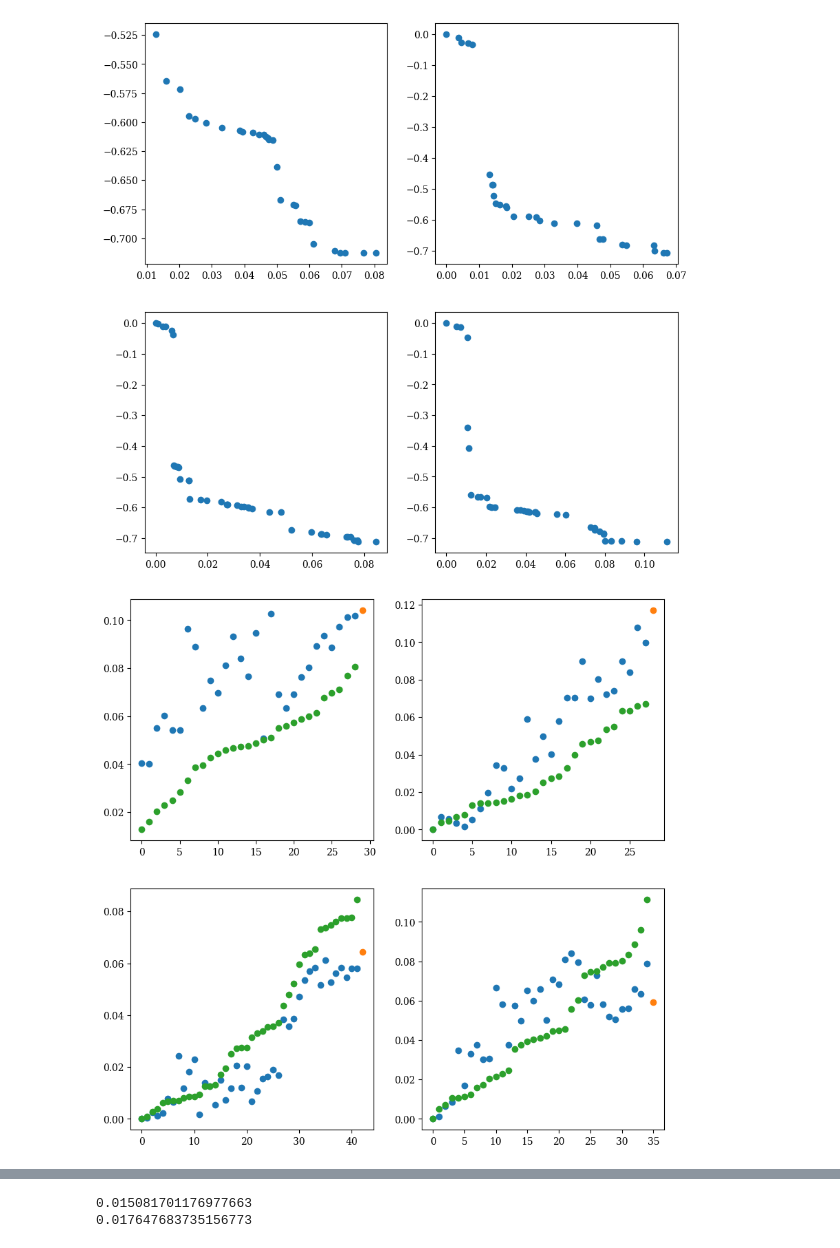
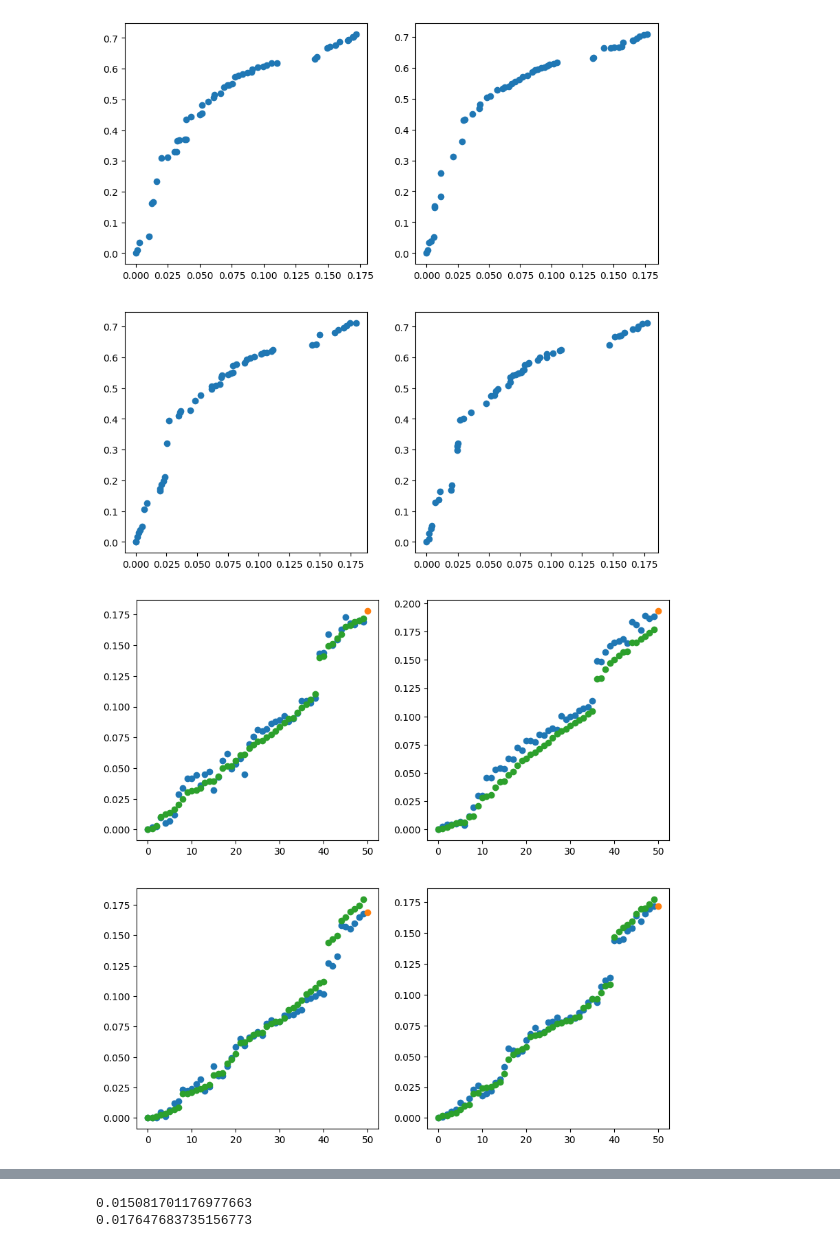
Before and after one commit to AzucenaMV/fairness, a Jupyter notebook: src/notebooks/results_fs.ipynb, the cells around one changed output, grey strips where cells are left out. Drawn from its saved outputs; the diff is of its cells as text; code cells hidden in the pictures.

Commit message:
Adding last results

```diff
--- a/src/notebooks/results_fs.ipynb
+++ b/src/notebooks/results_fs.ipynb
@@ -76,17 +80,17 @@ pipeline = Pipeline(
     ]
 )
 # %%
-file_name = 'results_01.pkl'
-with open(file_name, 'rb') as in_strm:
-       results_01 = dill.load(in_strm)
+# file_name = 'results_01.pkl'
+# with open(file_name, 'rb') as in_strm:
+#        results_01 = dill.load(in_strm)
 
-file_name = 'results_2.pkl'
-with open(file_name, 'rb') as in_strm:
-    results_2 = dill.load(in_strm)
+# file_name = 'results_2.pkl'
+# with open(file_name, 'rb') as in_strm:
+#     results_2 = dill.load(in_strm)
 
-file_name = 'results_3.pkl'
-with open(file_name, 'rb') as in_strm:
-    results_3 = dill.load(in_strm)
+# file_name = 'results_3.pkl'
+# with open(file_name, 'rb') as in_strm:
+#     results_3 = dill.load(in_strm)
 
-results = results_01 + results_2 + results_3
+# results = results_01 + results_2 + results_3
 # %%
@@ -102,3 +106,13 @@ results = results_01 + results_2
+# %%
+file_name = 'results_disparity_01.pkl'
+with open(file_name, 'rb') as in_strm:
+     results_01 = dill.load(in_strm)
+
+file_name = 'results_disparity_23.pkl'
+with open(file_name, 'rb') as in_strm:
+    results_2 = dill.load(in_strm)
+
+results = results_01 + results_2
 # %%
 #n = 3
 #n_evals = np.array([e.evaluator.n_eval for e in results[n].history])
@@ -158,7 +172,7 @@ for sim_n,res in enumerate(results):
         pipeline.fit(X_train, y_train)
 
         y_pred = pipeline.predict(X_test)
-        fair_value.append(np.abs(equalized_odds_difference(y_test, y_pred, sensitive_features=A_test)))
+        fair_value.append(np.abs(demographic_parity_difference(y_test, y_pred, sensitive_features=A_test)))
         model_value.append(f1_score(y_test, y_pred))
 
     fair_sim.append(fair_value)
@@ -177,5 +191,5 @@ for sim_n,res in enumerate(results):
     pipeline.steps.insert(0,('preprocessor',preprocessor))
     pipeline.fit(X_train, y_train)
     y_pred = pipeline.predict(X_test)
-    fair_sim_u.append((np.abs(equalized_odds_difference(y_test, y_pred, sensitive_features=A_test))))
+    fair_sim_u.append((np.abs(demographic_parity_difference(y_test, y_pred, sensitive_features=A_test))))
     model_sim_u.append(f1_score(y_test, y_pred))
@@ -191,13 +205,13 @@ for i,ax in zip(range(len(fair_sim)),axes.ravel()):
 # %%
 arows = 2
 cols = 2
 fig, axes = plt.subplots(rows, cols, figsize=(10,10))
 for i,ax in zip(range(len(fair_sim)),axes.ravel()):
     order = results[i].F[:,0].argsort()
-    ax.scatter(results[i].F[order,0],results[i].F[order,1])
+    ax.scatter(results[i].F[order,0],np.abs(results[i].F[order,1]))
     #ax.scatter(fair_sim_u[i], model_sim_u[i])
 # %% [output]
-[figure, old version]
+[figure, new version]
 # %%
 rows = 2
 cols = 2
@@ -208,7 +222,7 @@ for i,ax in zip(range(len(fair_sim)),axes.ravel()):
     order = results[i].F[:,0].argsort()
     ax.scatter(range(len(fair_sim[i])), results[i].F[order,0])
 # %% [output]
-[figure, old version]
+[figure, new version]
 # %%
 rows = 2
 cols = 2
```
Also changed, not shown: parts of 14 cells of this notebook.
